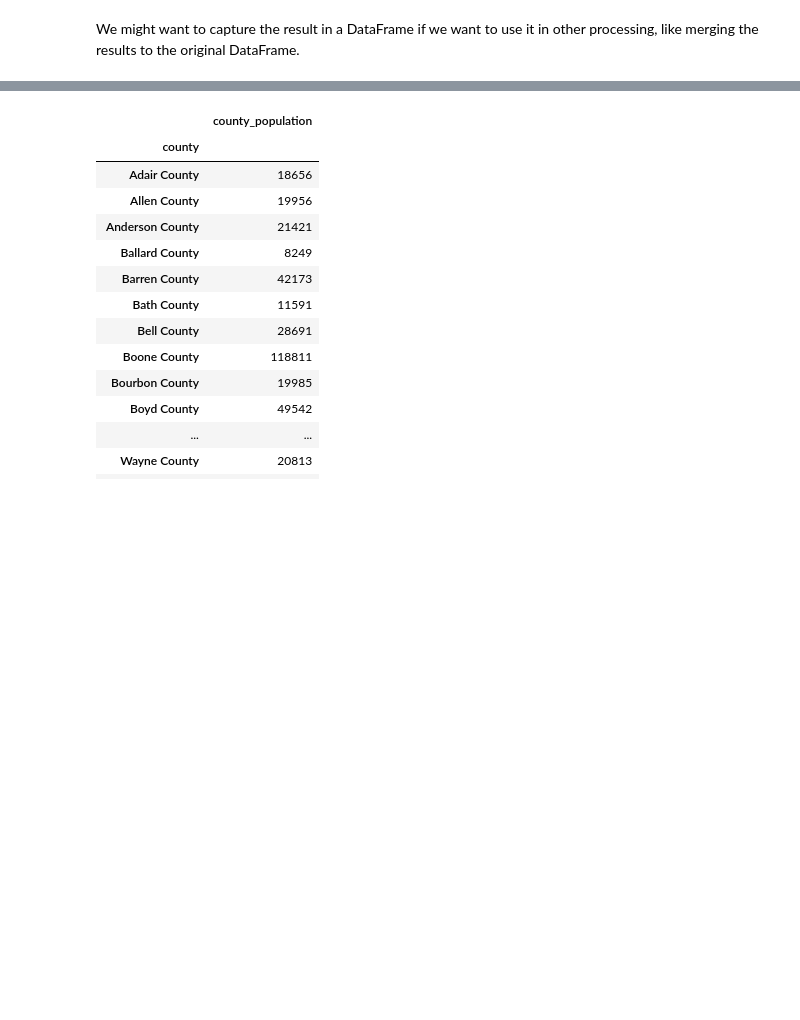
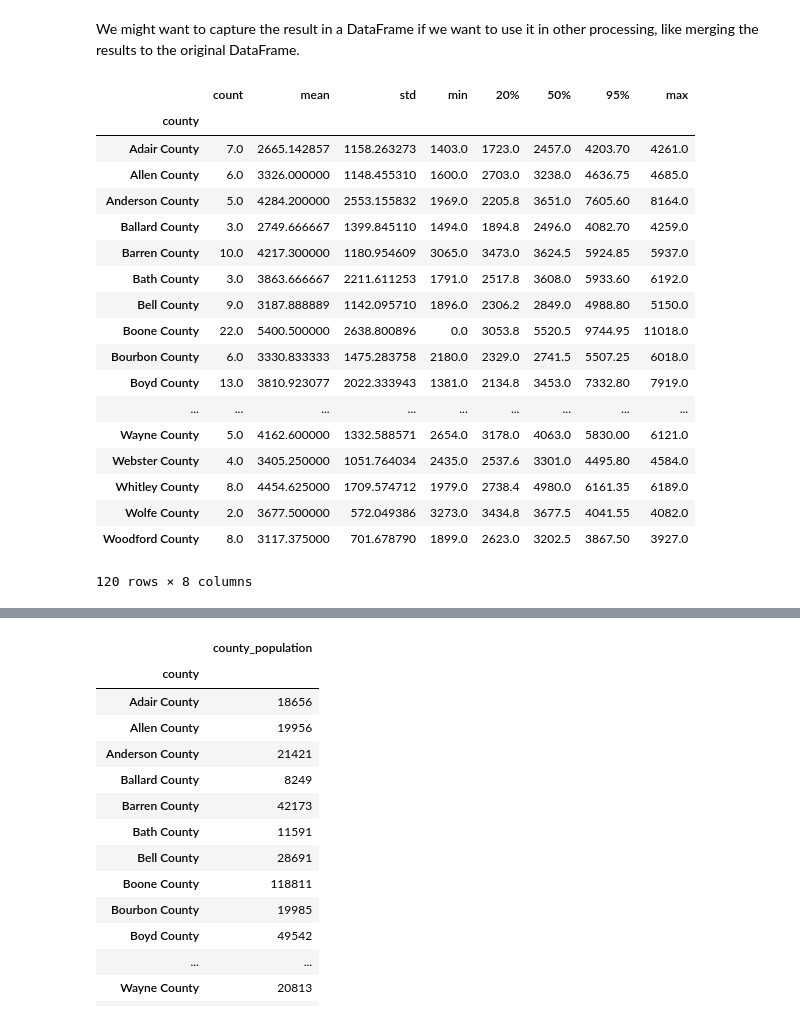
Before and after one commit to rianatanzen068/ce599, a Jupyter notebook: 11-Grouping/groupby.ipynb, the cells around one changed output, grey strips where cells are left out. Cells and saved outputs as stored; diff of their text form; code cells hidden in the pictures; blank space fills up the shorter version.

```diff
--- a/11-Grouping/groupby.ipynb
+++ b/11-Grouping/groupby.ipynb
@@ -147,3 +148,25 @@ county
 Name: P1-D001, Length: 120, dtype: int64
 # %% [markdown]
 We might want to capture the result in a DataFrame if we want to use it in other processing, like merging the results to the original DataFrame.
+# %%
+grouped.describe (percentiles = [0.2,0.95])
+# %% [output]
+|  | count | mean | std | min | 20% | 50% | 95% | max |
+| county |  |  |  |  |  |  |  |  |
+| Adair County | 7.0 | 2665.142857 | 1158.263273 | 1403.0 | 1723.0 | 2457.0 | 4203.70 | 4261.0 |
+| Allen County | 6.0 | 3326.000000 | 1148.455310 | 1600.0 | 2703.0 | 3238.0 | 4636.75 | 4685.0 |
+| Anderson County | 5.0 | 4284.200000 | 2553.155832 | 1969.0 | 2205.8 | 3651.0 | 7605.60 | 8164.0 |
+| Ballard County | 3.0 | 2749.666667 | 1399.845110 | 1494.0 | 1894.8 | 2496.0 | 4082.70 | 4259.0 |
+| Barren County | 10.0 | 4217.300000 | 1180.954609 | 3065.0 | 3473.0 | 3624.5 | 5924.85 | 5937.0 |
+| Bath County | 3.0 | 3863.666667 | 2211.611253 | 1791.0 | 2517.8 | 3608.0 | 5933.60 | 6192.0 |
+| Bell County | 9.0 | 3187.888889 | 1142.095710 | 1896.0 | 2306.2 | 2849.0 | 4988.80 | 5150.0 |
+| Boone County | 22.0 | 5400.500000 | 2638.800896 | 0.0 | 3053.8 | 5520.5 | 9744.95 | 11018.0 |
+| Bourbon County | 6.0 | 3330.833333 | 1475.283758 | 2180.0 | 2329.0 | 2741.5 | 5507.25 | 6018.0 |
+| Boyd County | 13.0 | 3810.923077 | 2022.333943 | 1381.0 | 2134.8 | 3453.0 | 7332.80 | 7919.0 |
+| ... | ... | ... | ... | ... | ... | ... | ... | ... |
+| Wayne County | 5.0 | 4162.600000 | 1332.588571 | 2654.0 | 3178.0 | 4063.0 | 5830.00 | 6121.0 |
+| Webster County | 4.0 | 3405.250000 | 1051.764034 | 2435.0 | 2537.6 | 3301.0 | 4495.80 | 4584.0 |
+| Whitley County | 8.0 | 4454.625000 | 1709.574712 | 1979.0 | 2738.4 | 4980.0 | 6161.35 | 6189.0 |
+| Wolfe County | 2.0 | 3677.500000 | 572.049386 | 3273.0 | 3434.8 | 3677.5 | 4041.55 | 4082.0 |
+| Woodford County | 8.0 | 3117.375000 | 701.678790 | 1899.0 | 2623.0 | 3202.5 | 3867.50 | 3927.0 |
+120 rows × 8 columns
```
Also changed, not shown: parts of 29 cells of this notebook, 4 other files.
